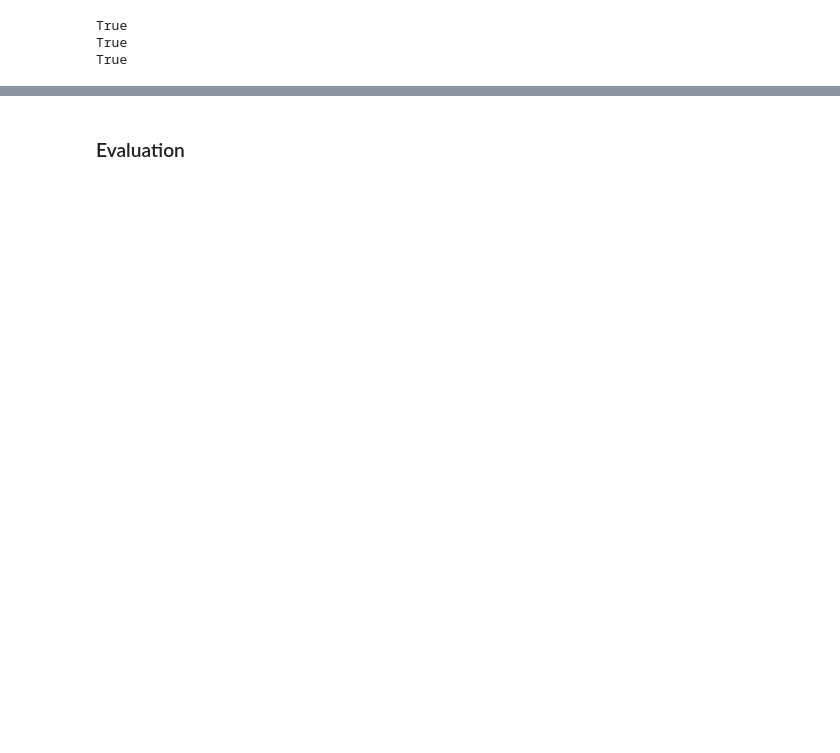
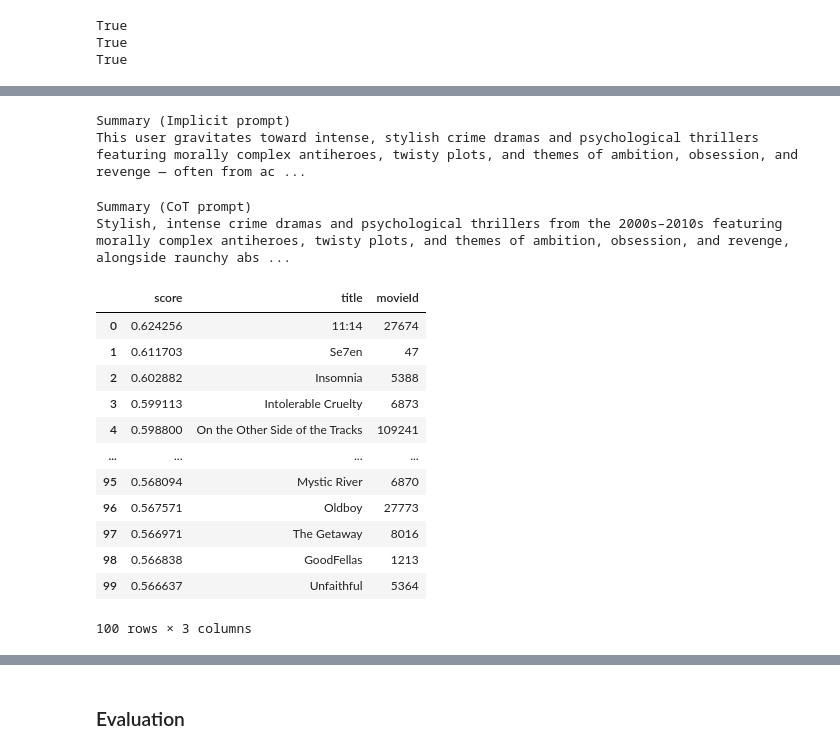
Before and after one commit to arodzina/TACD_project, a Jupyter notebook: data_preparation.ipynb, the cells around one changed output, grey strips where cells are left out. Cells and saved outputs as stored; diff of their text form; code cells hidden in the pictures; blank space fills up the shorter version.

```diff
--- a/data_preparation.ipynb
+++ b/data_preparation.ipynb
@@ -4402,6 +4362,6 @@ True
 # %%
 # Constants
-MAX_MOVIES_IN_PROMPT = 30   # approximate safe limit before context gets large
+MAX_MOVIES_IN_PROMPT = 20   # approximate safe limit before context gets too large
 QUERY_MODEL = "opus-4.7"
 
 def get_user_session(user_id, train_df, merged):
@@ -4426,7 +4386,7 @@ def trim_session(session, max_movies=MAX_MOVIES_IN_PROMPT):
         return session, False
     return random.sample(session, max_movies), True
 
-# ── Prompt Strategy A: Explicit instruction prompt ───────────────────────────
+# Prompt Strategy A: Explicit instruction prompt
 # Directly tells the model what to produce and how.
 def build_session_prompt_explicit(session):
     movie_list = format_session(session)
@@ -4440,7 +4400,7 @@ The query will be used to search a movie database, so focus on themes, genres, t
 Do not list movie titles. Do not add any explanation — return only the query."""
 
 
-# ── Prompt Strategy B: Implicit / persona prompt ─────────────────────────────
+# Prompt Strategy B: Implicit prompt
 # Does not spell out the output format; lets the model infer it.
 def build_session_prompt_implicit(session):
     movie_list = format_session(session)
@@ -4448,10 +4408,10 @@ def build_session_prompt_implicit(session):
 
 {movie_list}
 
-What kind of movies does this user like?"""
+What kind of movies does this user like in 1 or 2 sentences?"""
 
 
-# ── Prompt Strategy C: Chain-of-thought prompt ───────────────────────────────
+# Prompt Strategy C: Chain-of-thought prompt
 # Asks the model to reason first, then compress into a query.
 def build_session_prompt_cot(session):
     movie_list = format_session(session)
@@ -4464,12 +4424,11 @@ Step 2: Note any patterns in style or era.
 Step 3: Compress your observations into a single search query (1-2 sentences)
         that could be used to find similar movies in a database.
 
-Return Step 1, Step 2, and Step 3 clearly labelled."""
+Return Step 3."""
 
-
-# ── Summarise session: ties everything together ───────────────────────────────
-def summarise_session(user_id, train_df, merged, prompt_fn=build_session_prompt_explicit):
-    session = get_user_session(user_id, train_df, merged)  # merged instead of movies_df
+# Summarise session: ties everything together
+def summarise_session(user_id, train_df, merged, prompt_fn):
+    session = get_user_session(user_id, train_df, merged)
     session, was_trimmed = trim_session(session)
     if was_trimmed:
         print(f"  Session trimmed to {MAX_MOVIES_IN_PROMPT} movies (random sample)")
@@ -4558,0 +4605,31 @@ def generate_answer(session_summary, retrieved_df, prompt_fn=build_prompt_struct
+# %%
+print("\nSummary (Implicit prompt)")
+summary = summarise_session(test_user, probe_implicit_train, merged,
+                            prompt_fn=build_session_prompt_implicit)
+# %% [output]
+Summary (Implicit prompt)
+This user gravitates toward intense, stylish crime dramas and psychological thrillers featuring morally complex antiheroes, twisty plots, and themes of ambition, obsession, and revenge — often from ac ...
+# %%
+print("\nSummary (CoT prompt)")
+summary = summarise_session(test_user, probe_implicit_train, merged,
+                            prompt_fn=build_session_prompt_cot)
+# %% [output]
+Summary (CoT prompt)
+Stylish, intense crime dramas and psychological thrillers from the 2000s–2010s featuring morally complex antiheroes, twisty plots, and themes of ambition, obsession, and revenge, alongside raunchy abs ...
+# %%
+retrieved = retrieve(summary, k=100)
+retrieved[["score", "title", "movieId"]]
+# %% [output]
+|  | score | title | movieId |
+| 0 | 0.624256 | 11:14 | 27674 |
+| 1 | 0.611703 | Se7en | 47 |
+| 2 | 0.602882 | Insomnia | 5388 |
+| 3 | 0.599113 | Intolerable Cruelty | 6873 |
+| 4 | 0.598800 | On the Other Side of the Tracks | 109241 |
+| ... | ... | ... | ... |
+| 95 | 0.568094 | Mystic River | 6870 |
+| 96 | 0.567571 | Oldboy | 27773 |
+| 97 | 0.566971 | The Getaway | 8016 |
+| 98 | 0.566838 | GoodFellas | 1213 |
+| 99 | 0.566637 | Unfaithful | 5364 |
+100 rows × 3 columns
```
Also changed, not shown: parts of 30 cells of this notebook.
